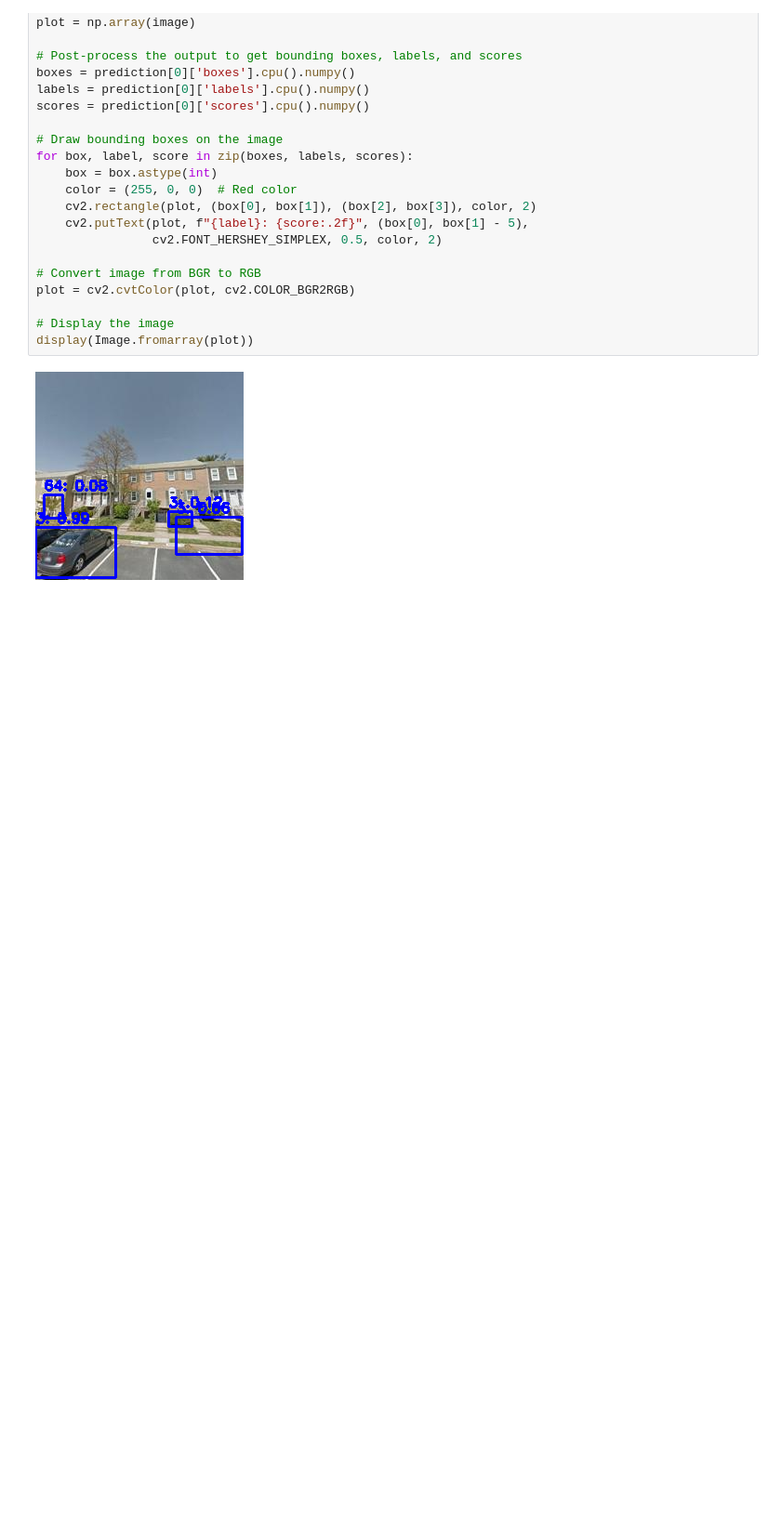
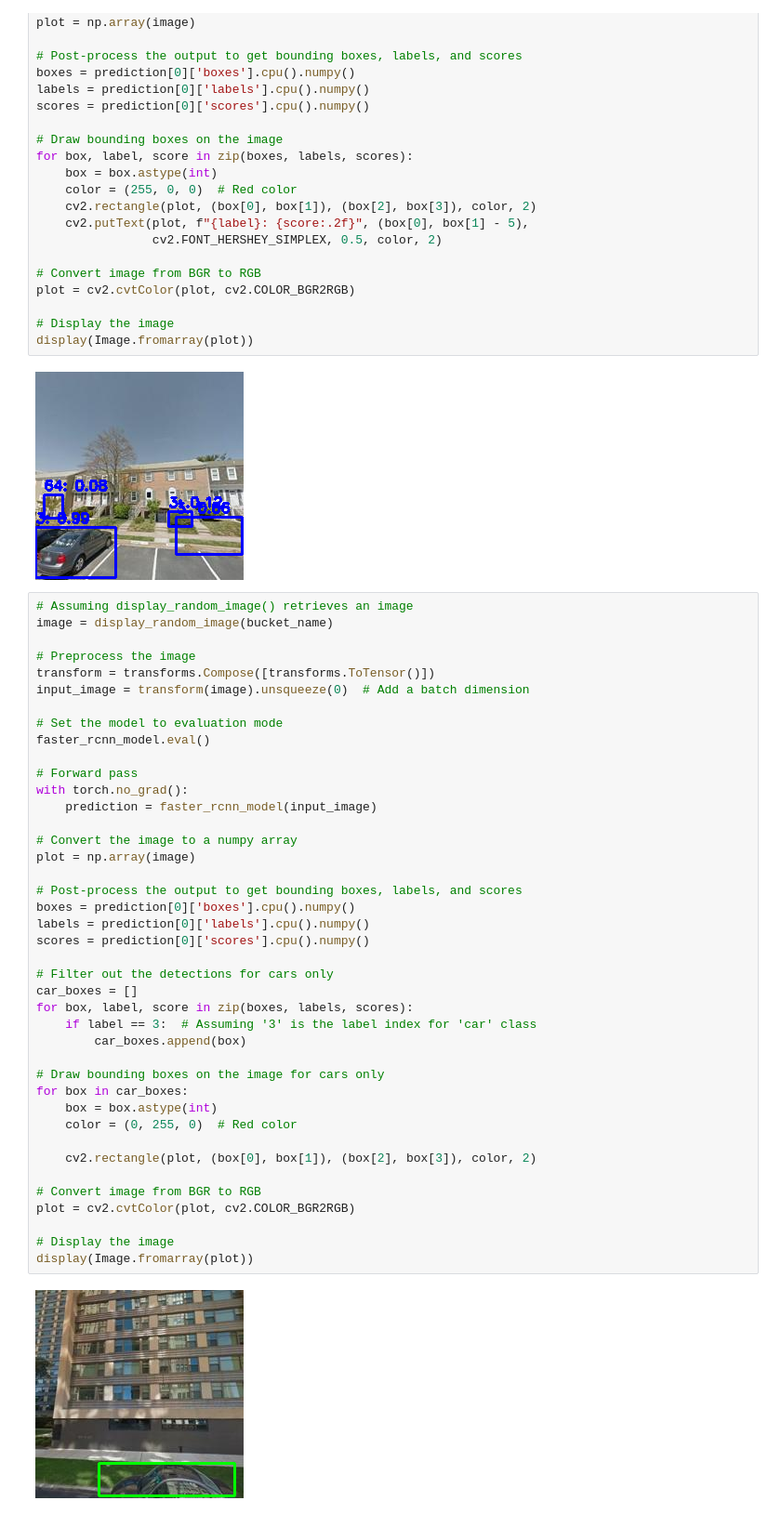
Before and after one commit to chusanapunn/LTT, a Jupyter notebook: 4_resnet.ipynb, the cells around one changed output. Shown at 93% size. Saved outputs shown, nothing was run; the diff lists cells and outputs as text; blank space fills up the shorter version.

```diff
--- a/4_resnet.ipynb
+++ b/4_resnet.ipynb
@@ -135,3 +135,46 @@ plot = cv2.cvtColor(plot, cv2.COLOR_BGR2RGB)
 display(Image.fromarray(plot))
 # %% [output]
 [figure]
+# %%
+# Assuming display_random_image() retrieves an image
+image = display_random_image(bucket_name)
+
+# Preprocess the image
+transform = transforms.Compose([transforms.ToTensor()])
+input_image = transform(image).unsqueeze(0)  # Add a batch dimension
+
+# Set the model to evaluation mode
+faster_rcnn_model.eval()
+
+# Forward pass
+with torch.no_grad():
+    prediction = faster_rcnn_model(input_image)
+
+# Convert the image to a numpy array
+plot = np.array(image)
+
+# Post-process the output to get bounding boxes, labels, and scores
+boxes = prediction[0]['boxes'].cpu().numpy()
+labels = prediction[0]['labels'].cpu().numpy()
+scores = prediction[0]['scores'].cpu().numpy()
+
+# Filter out the detections for cars only
+car_boxes = []
+for box, label, score in zip(boxes, labels, scores):
+    if label == 3:  # Assuming '3' is the label index for 'car' class
+        car_boxes.append(box)
+
+# Draw bounding boxes on the image for cars only
+for box in car_boxes:
+    box = box.astype(int)
+    color = (0, 255, 0)  # Red color
+
+    cv2.rectangle(plot, (box[0], box[1]), (box[2], box[3]), color, 2)
+
+# Convert image from BGR to RGB
+plot = cv2.cvtColor(plot, cv2.COLOR_BGR2RGB)
+
+# Display the image
+display(Image.fromarray(plot))
+# %% [output]
+[figure, added]
```
